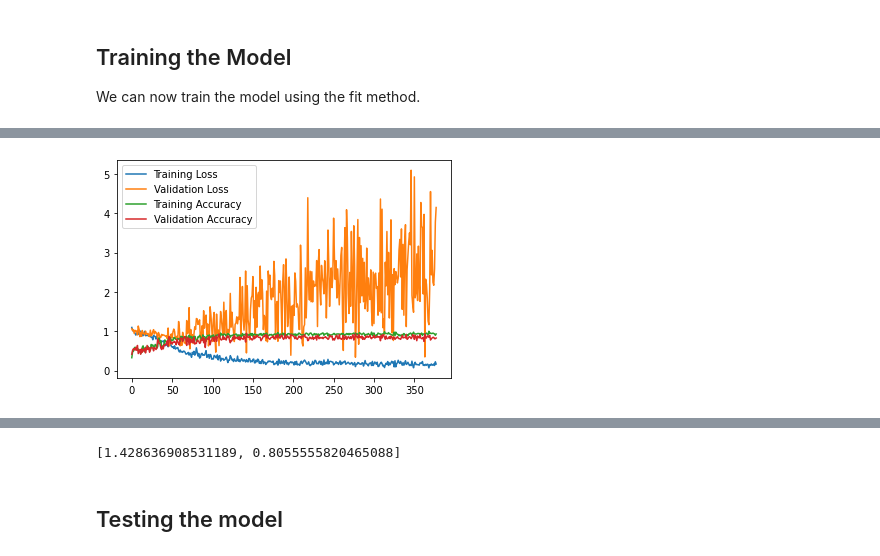
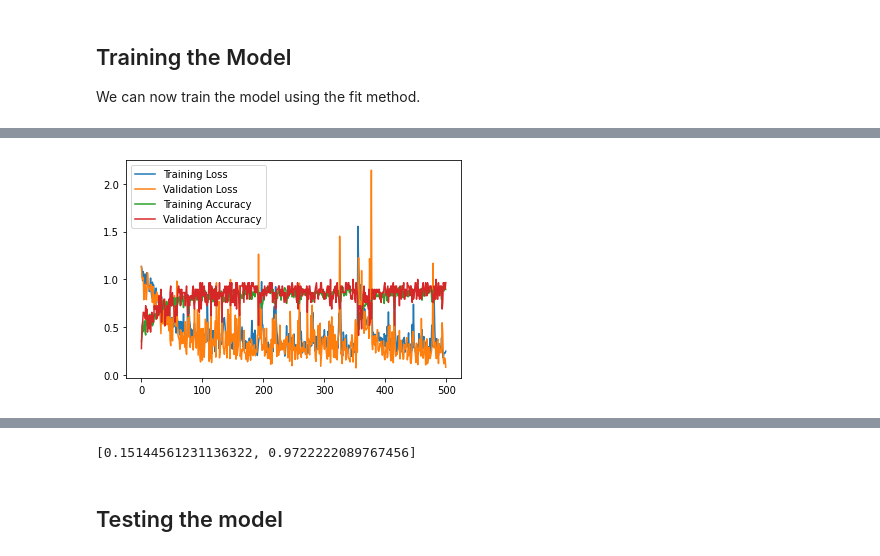
Before and after one commit to LouisHernandez17/model_cnn, a Jupyter notebook: model_test.ipynb, the cells around one changed output, grey strips where cells are left out. Cells and saved outputs as stored; diff of their text form; code cells hidden in the pictures.

```diff
--- a/model_test.ipynb
+++ b/model_test.ipynb
@@ -41,6 +41,4 @@ prop_train=0.8
 l_train=math.floor(prop_train*l_train_val)
 train=train_val.take(l_train)
 validation=train_val.skip(l_train)
-train=train.padded_batch(50)
-test=test.batch(1)
-validation=validation.batch(1)
+print(l_train)
@@ -50,3 +47,7 @@ validation=validation.batch(1)
+# %%
+train=train.padded_batch(1,padding_values=tf.cast(-1,tf.float64))
+test=test.batch(1)
+validation=validation.batch(1)
 # %% [markdown]
 ## Training the Model
 
@@ -70,7 +77,7 @@ plt.show()
 # %%
 cnn=Turtlebot_CNN()
-cb_list_cnn=[tf.keras.callbacks.ModelCheckpoint('cnn_model/checkpoint_cnn.h5',monitor='val_loss',save_best_only=True,save_weights_only=True),tf.keras.callbacks.EarlyStopping(monitor='val_loss',patience=100)]
+cb_list_cnn=[tf.keras.callbacks.ModelCheckpoint('cnn_model/checkpoint_cnn_new.h5',monitor='val_loss',save_best_only=True,save_weights_only=True)]#,tf.keras.callbacks.EarlyStopping(monitor='val_loss',patience=50)]
 cnn.compile(optimizer='adam',loss='categorical_crossentropy',metrics=[tf.keras.metrics.CategoricalAccuracy()])
-hist_cnn=cnn.fit(train,epochs=1000,callbacks=cb_list_cnn,verbose=1,validation_data=validation)
+hist_cnn=cnn.fit(train,epochs=500,callbacks=cb_list_cnn,verbose=1,validation_data=validation)
 cnn.summary()
 # %% [output]
@@ -92,15 +99,15 @@ Trainable params: 605,187
 Non-trainable params: 0
 _________________________________________________________________
 # %%
-cnn.load_weights('cnn_model/checkpoint_cnn.h5')
+cnn.load_weights('cnn_model/checkpoint_cnn_new.h5')
 
 plt.figure()
 plt.plot(hist_cnn.history['loss'],label='Training Loss')
 plt.plot(hist_cnn.history['val_loss'],label='Validation Loss')
 plt.plot(hist_cnn.history['categorical_accuracy'],label='Training Accuracy')
 plt.plot(hist_cnn.history['val_categorical_accuracy'],label='Validation Accuracy')
 plt.legend()
 plt.show()
 cnn.evaluate(test)
 # %% [output]
-[figure, old version]
+[figure, new version]
@@ -108,4 +115,4 @@ cnn.evaluate(test)
-[1.428636908531189, 0.8055555820465088]
+[0.15144561231136322, 0.9722222089767456]
 # %% [markdown]
 ## Testing the model
 # %% [markdown]
```
Also changed, not shown: parts of 6 cells of this notebook.
